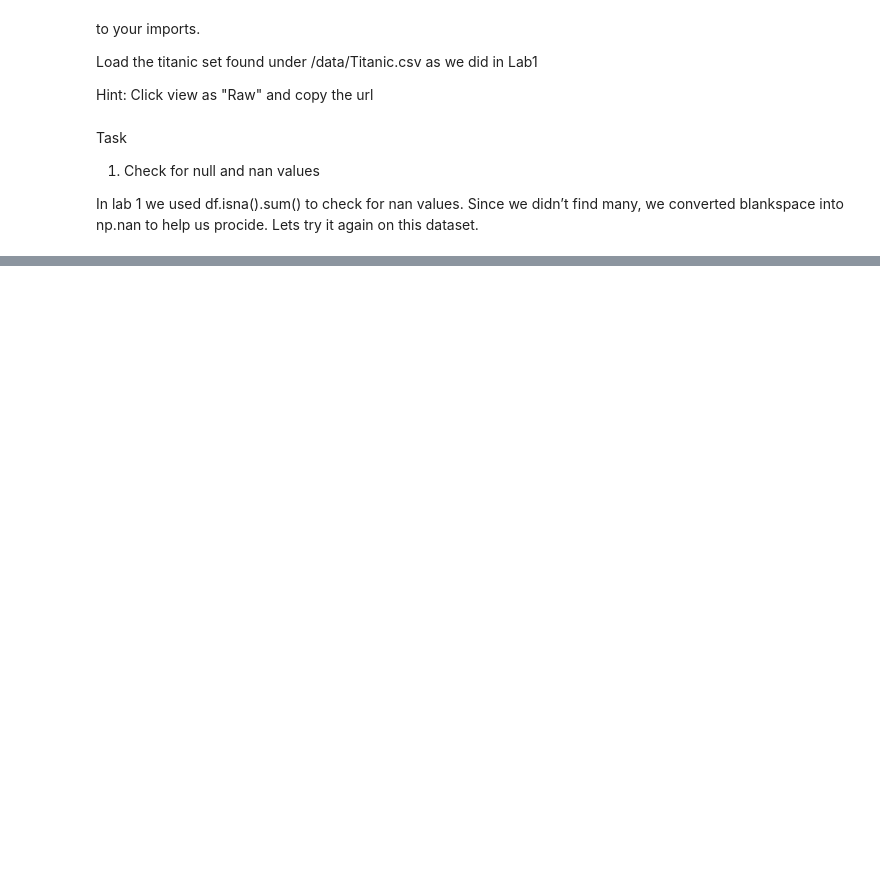
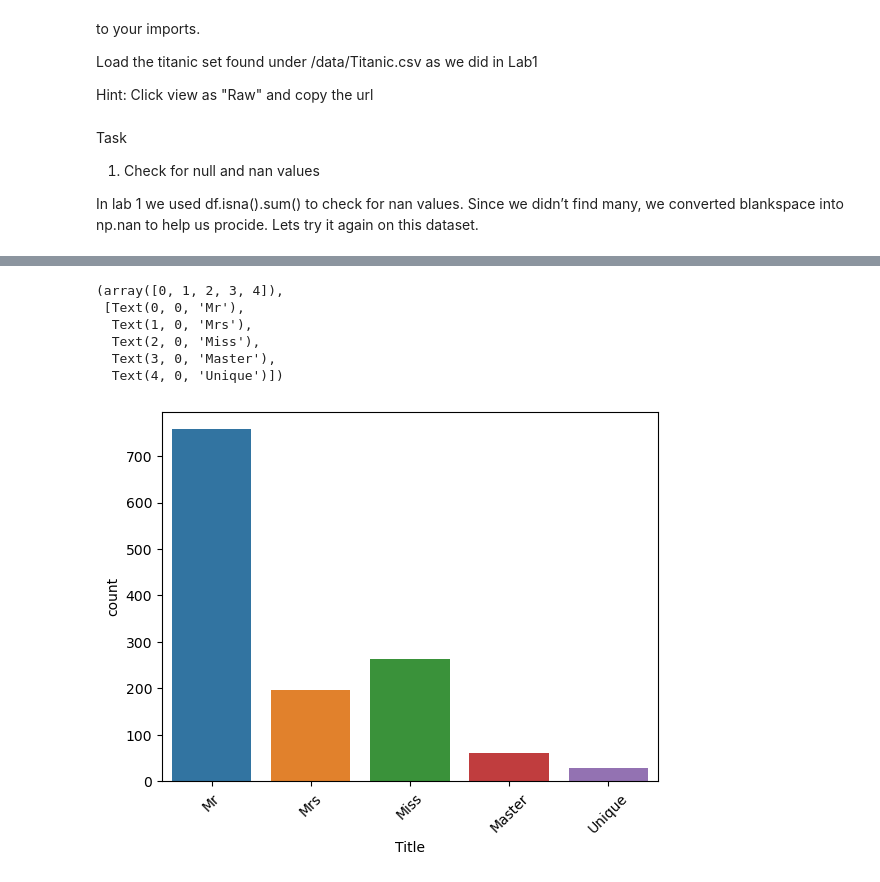
Before and after one commit to ingridlunde/Lab-2023-DAVE3625, a Jupyter notebook: Lab 2/lab-2.ipynb, the cells around one changed output, grey strips where cells are left out. Cells and saved outputs as stored; diff of their text form; code cells hidden in the pictures; blank space fills up the shorter version.

```diff
--- a/Lab 2/lab-2.ipynb
+++ b/Lab 2/lab-2.ipynb
@@ -30,0 +118,4 @@ df.isna().sum()
+# %%
+# Adding a feature extracting the name from the df["Title"] = df.Name.apply(lambda x: re.search(' ([A-Z][a-z]+)\.', x).group(1)) name column
+#Could also be done like this
+df['Title']=df['Name'].str.extract(r'([A-Z][a-z]+)\.')
@@ -30,0 +155,3 @@ df.isna().sum()
+# %%
+#Replace Mlle and Ms with "Miss", and Mme with "Mr" using:
+df["Title"] = df["Title"].replace({'Mlle':'Miss', 'Ms':'Miss', 'Mme':'Mr'})
@@ -30,0 +178,3 @@ df.isna().sum()
+# %%
+#We can also package all titles with few persons into a unique category
+df["Title"] = df["Title"].replace(["Rev", "Dr", "Col", "Major", "Don", "Lady", "Sir", "Capt", "Countess", "Jonkheer", "Dona"], "Unique")
@@ -30,0 +200,15 @@ df.isna().sum()
+# %%
+#Reverta a column I made by mistake
+df.drop(columns=['Titlle'], inplace=True)
+# %%
+#You can also produce a plot using seaborn countplot
+sns.countplot(x='Title', data=df)
+plt.xticks(rotation=45)
+# %% [output]
+(array([0, 1, 2, 3, 4]),
+ [Text(0, 0, 'Mr'),
+  Text(1, 0, 'Mrs'),
+  Text(2, 0, 'Miss'),
+  Text(3, 0, 'Master'),
+  Text(4, 0, 'Unique')])
+[figure, added]
```
Also changed, not shown: parts of 25 cells of this notebook.
